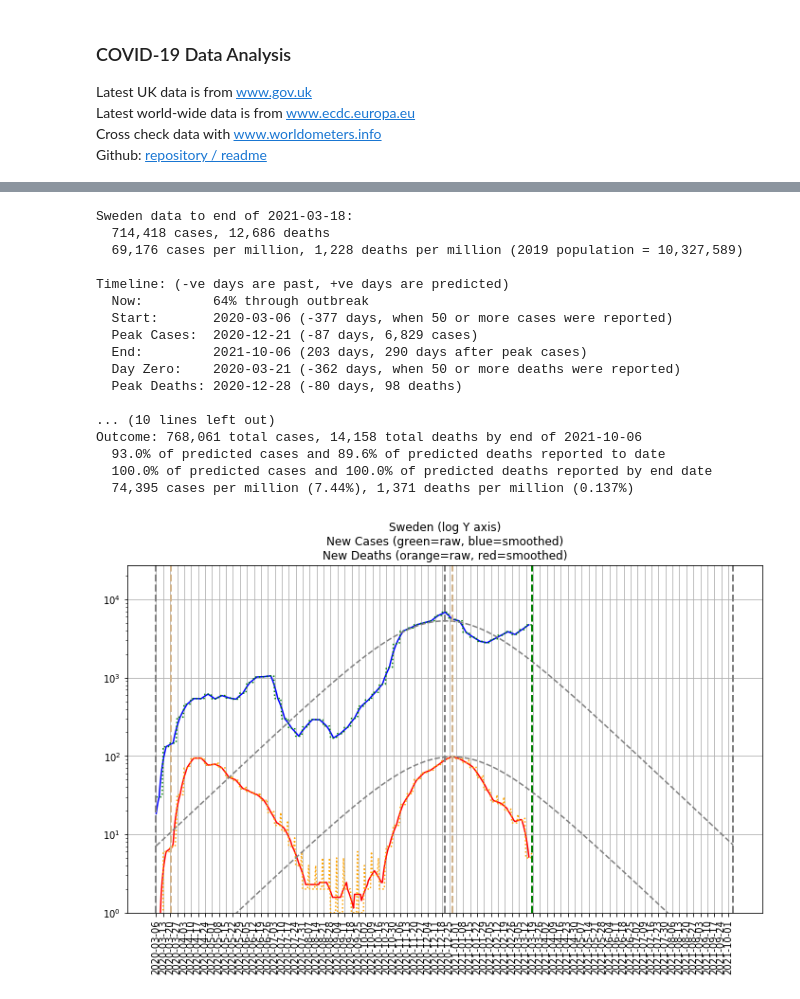
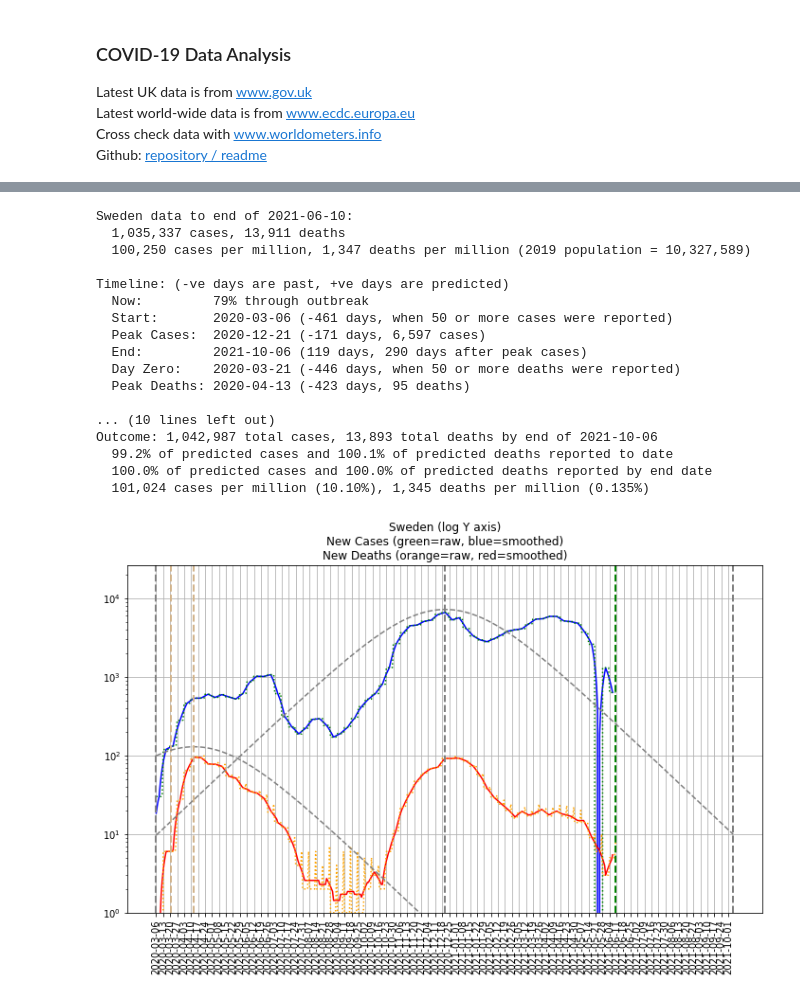
Before and after one commit to TonyM1958/covid19, a Jupyter notebook: eu.ipynb, the cells around one changed output, grey strips where cells are left out. Cells and saved outputs as stored; diff of their text form; code cells hidden in the pictures.

```diff
--- a/eu.ipynb
+++ b/eu.ipynb
@@ -53,21 +52,21 @@ Date          Cases   Deaths       Cases   Deaths     Cases   Deaths       Cases
 # %%
-covid.Region(geoId='SWE').analyse(totals=4)
+covid.Region(geoId='SWE').analyse()
 # %% [output]
-Sweden data to end of 2021-03-18:
-  714,418 cases, 12,686 deaths
-  69,176 cases per million, 1,228 deaths per million (2019 population = 10,327,589)
+Sweden data to end of 2021-06-10:
+  1,035,337 cases, 13,911 deaths
+  100,250 cases per million, 1,347 deaths per million (2019 population = 10,327,589)
 
 Timeline: (-ve days are past, +ve days are predicted)
-  Now:         64% through outbreak
-  Start:       2020-03-06 (-377 days, when 50 or more cases were reported)
-  Peak Cases:  2020-12-21 (-87 days, 6,829 cases)
-  End:         2021-10-06 (203 days, 290 days after peak cases)
-  Day Zero:    2020-03-21 (-362 days, when 50 or more deaths were reported)
-  Peak Deaths: 2020-12-28 (-80 days, 98 deaths)
+  Now:         79% through outbreak
+  Start:       2020-03-06 (-461 days, when 50 or more cases were reported)
+  Peak Cases:  2020-12-21 (-171 days, 6,597 cases)
+  End:         2021-10-06 (119 days, 290 days after peak cases)
+  Day Zero:    2020-03-21 (-446 days, when 50 or more deaths were reported)
+  Peak Deaths: 2020-04-13 (-423 days, 95 deaths)
 
 ... (10 lines left out)
-Outcome: 768,061 total cases, 14,158 total deaths by end of 2021-10-06
-  93.0% of predicted cases and 89.6% of predicted deaths reported to date
+Outcome: 1,042,987 total cases, 13,893 total deaths by end of 2021-10-06
+  99.2% of predicted cases and 100.1% of predicted deaths reported to date
   100.0% of predicted cases and 100.0% of predicted deaths reported by end date
-  74,395 cases per million (7.44%), 1,371 deaths per million (0.137%)
+  101,024 cases per million (10.10%), 1,345 deaths per million (0.135%)
-[figure, old version]
+[figure, new version]
```
Also changed, not shown: parts of 9 cells of this notebook, 3 other files.
